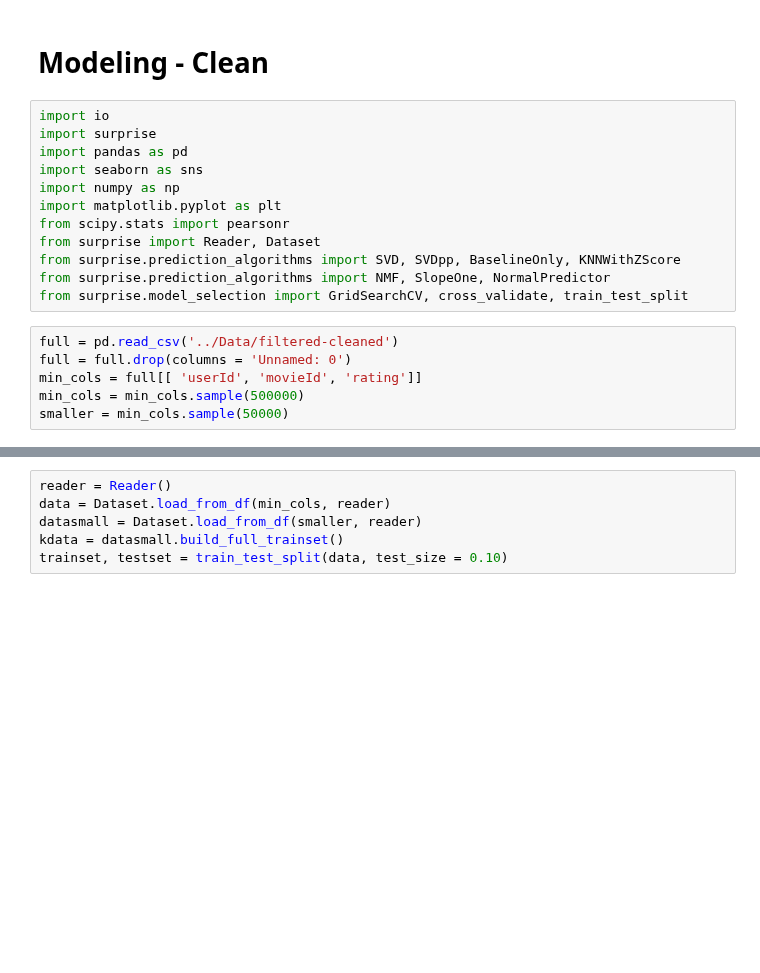
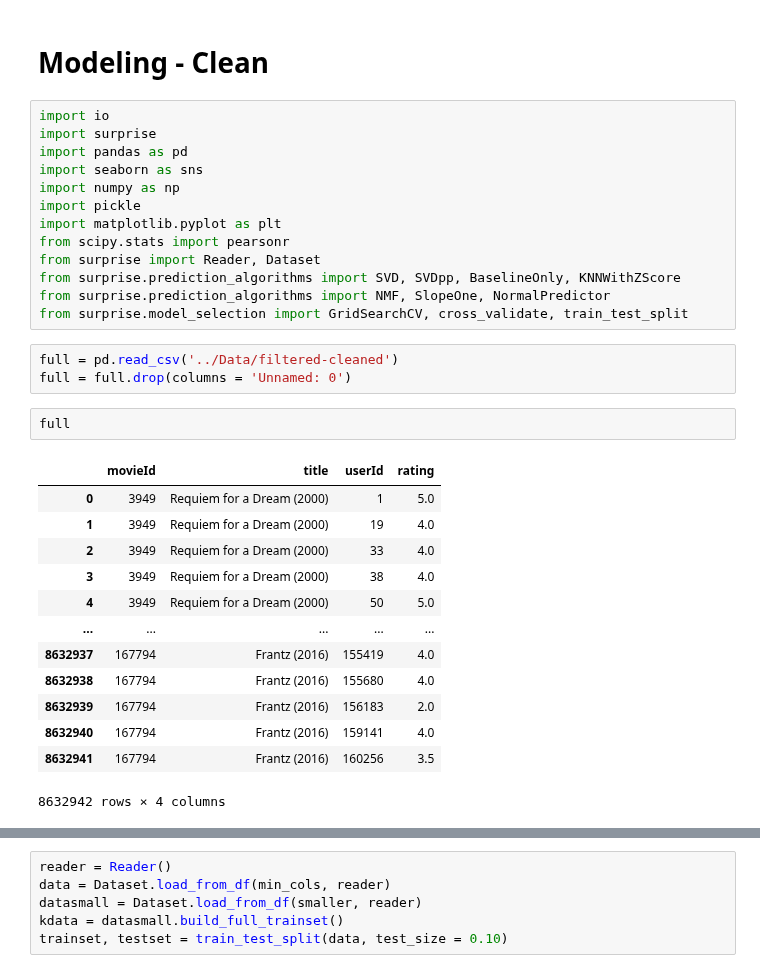
Before and after one commit to Auustiino/Rec-system, a Jupyter notebook: Notebooks/Modeling-Cleaned.ipynb, the cells around one changed output, grey strips where cells are left out. Drawn from its saved outputs; the diff is of its cells as text; blank space fills up the shorter version.

```diff
--- a/Notebooks/Modeling-Cleaned.ipynb
+++ b/Notebooks/Modeling-Cleaned.ipynb
@@ -6,6 +6,7 @@ import surprise
 import pandas as pd
 import seaborn as sns
 import numpy as np
+import pickle
 import matplotlib.pyplot as plt
 from scipy.stats import pearsonr
 from surprise import Reader, Dataset
@@ -15,6 +16,19 @@ from surprise.model_selection import GridSearchCV, cross_validate, train_test_sp
 # %%
 full = pd.read_csv('../Data/filtered-cleaned')
 full = full.drop(columns = 'Unnamed: 0')
-min_cols = full[[ 'userId', 'movieId', 'rating']]
-min_cols = min_cols.sample(500000)
-smaller = min_cols.sample(50000)
+# %%
+full
+# %% [output]
+|  | movieId | title | userId | rating |
+| 0 | 3949 | Requiem for a Dream (2000) | 1 | 5.0 |
+| 1 | 3949 | Requiem for a Dream (2000) | 19 | 4.0 |
+| 2 | 3949 | Requiem for a Dream (2000) | 33 | 4.0 |
+| 3 | 3949 | Requiem for a Dream (2000) | 38 | 4.0 |
+| 4 | 3949 | Requiem for a Dream (2000) | 50 | 5.0 |
+| ... | ... | ... | ... | ... |
+| 8632937 | 167794 | Frantz (2016) | 155419 | 4.0 |
+| 8632938 | 167794 | Frantz (2016) | 155680 | 4.0 |
+| 8632939 | 167794 | Frantz (2016) | 156183 | 2.0 |
+| 8632940 | 167794 | Frantz (2016) | 159141 | 4.0 |
+| 8632941 | 167794 | Frantz (2016) | 160256 | 3.5 |
+8632942 rows × 4 columns
```
Also changed, not shown: parts of 11 cells of this notebook, 2 other files.
